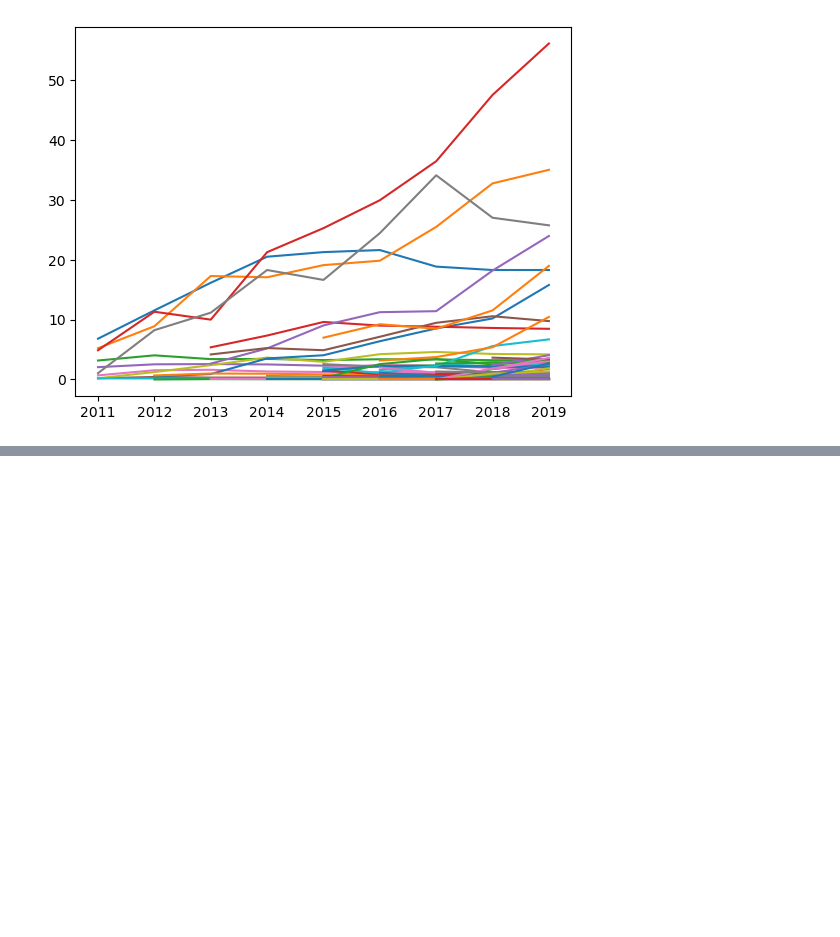
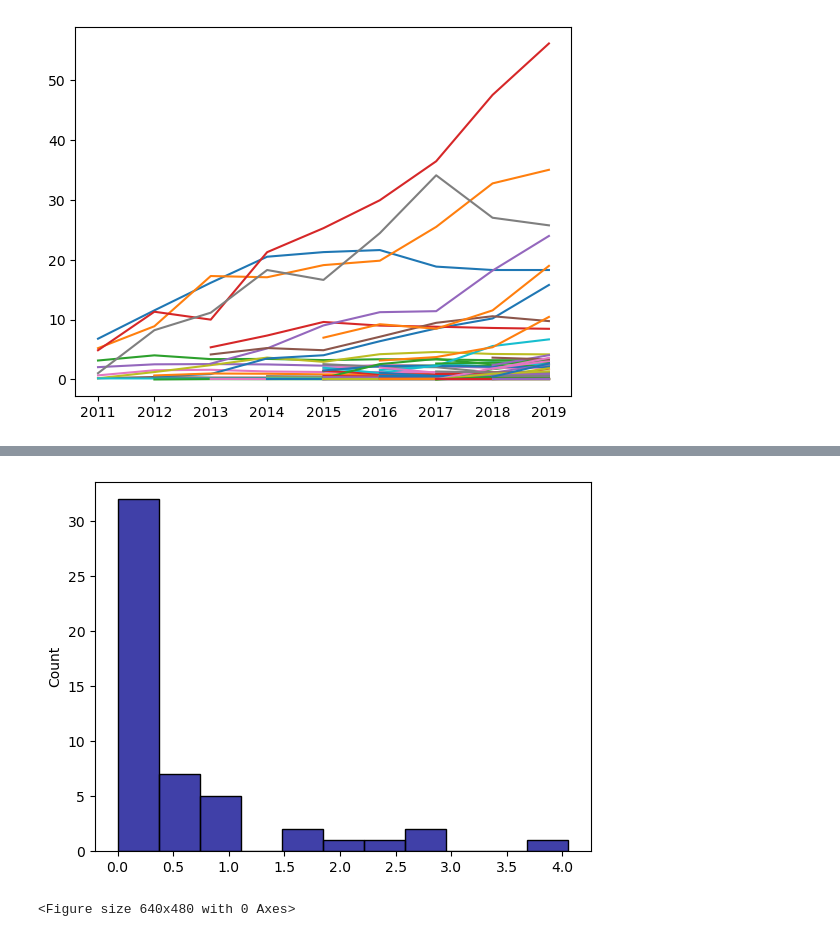
Before and after one commit to imalvarado/6400-Project-ima35, a Jupyter notebook: code/time_series_analysis.ipynb, the cells around one changed output, grey strips where cells are left out. Cells and saved outputs as stored; diff of their text form; code cells hidden in the pictures; blank space fills up the shorter version.

```diff
--- a/code/time_series_analysis.ipynb
+++ b/code/time_series_analysis.ipynb
@@ -85,0 +159,10 @@ for surfer, df in results_dict.items():
+# %%
+# CREATE DICT FOR NEW SURFERS (NOT ON CT IN 2010)
+new_surfers = {}
+
+for surfer, df in seasons_dict.items():
+
+    if "2010" in df["year"].values:
+        continue
+
+    new_surfers[surfer] = seasons_dict[surfer]
@@ -85,0 +175,12 @@ for surfer, df in results_dict.items():
+# %%
+long_cars = {}
+short_cars = {}
+
+cutoff = 2
+
+for surfer, df in new_surfers.items():
+
+    if len(df) <= cutoff:
+        short_cars[surfer] = df
+    else:
+        long_cars[surfer] = df
@@ -85,0 +193,24 @@ for surfer, df in results_dict.items():
+# %%
+# GET DISTRIBUTIONS OF FIRST SEASON RESULTS FOR EACH GROUP
+short_first_degrees = []
+short_first_betas = []
+long_first_degrees = []
+long_first_betas = []
+
+for surfer, df in short_cars.items():
+    short_first_degrees.append(df.iloc[0]["in-degree"])
+    short_first_betas.append(df.iloc[0]["beta"])
+
+for surfer, df in long_cars.items():
+    long_first_degrees.append(df.iloc[0]["in-degree"])
+    long_first_betas.append(df.iloc[0]["beta"])
+# %%
+    # SHOW SEASONS HISTOGRAM
+    sns.histplot(short_first_betas, color="darkblue")
+    # plt.title("Distribution of Season Count", fontsize=18)
+    # plt.xlabel("Number of Seasons", fontsize=14)
+    # plt.ylabel("Surfer count", fontsize=14)
+    plt.show(); plt.clf()
+# %% [output]
+[figure, added]
+<Figure size 640x480 with 0 Axes>
```
Also changed, not shown: parts of 12 cells of this notebook, 11 other files.
